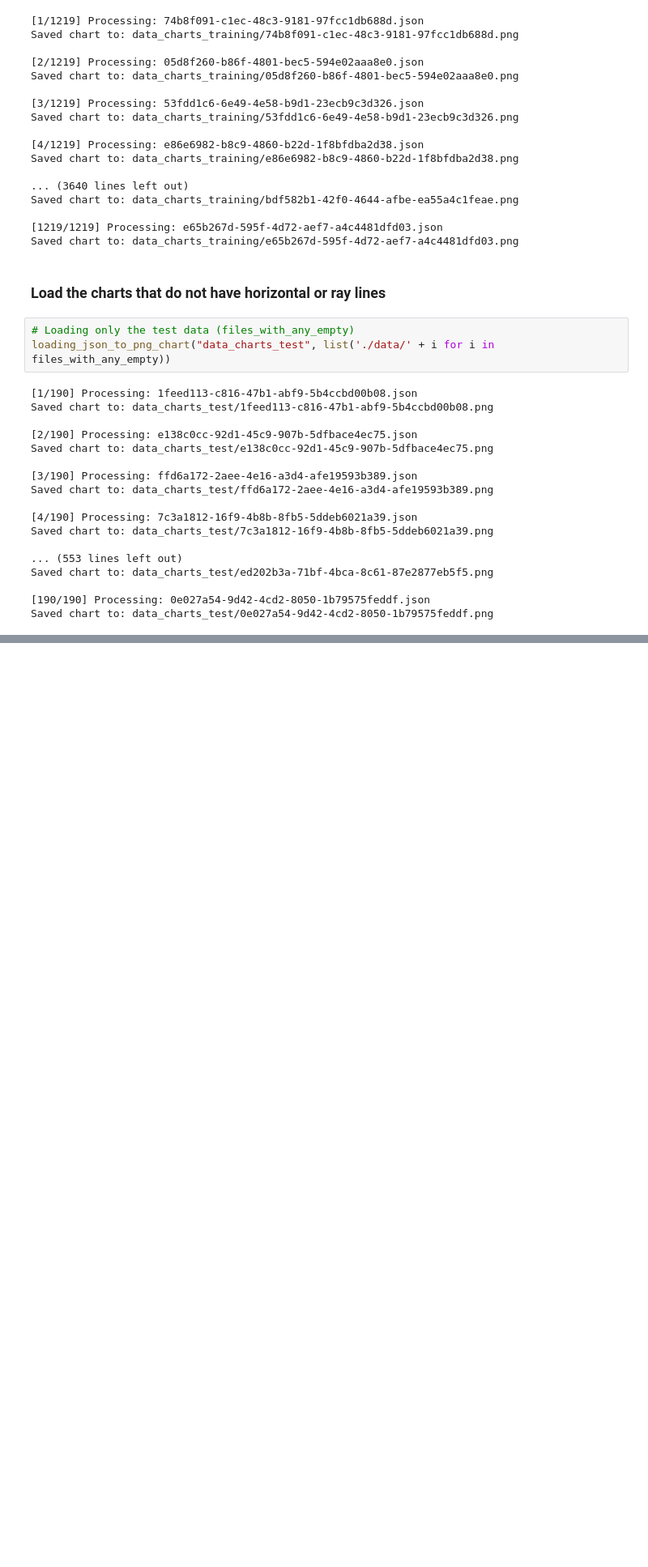
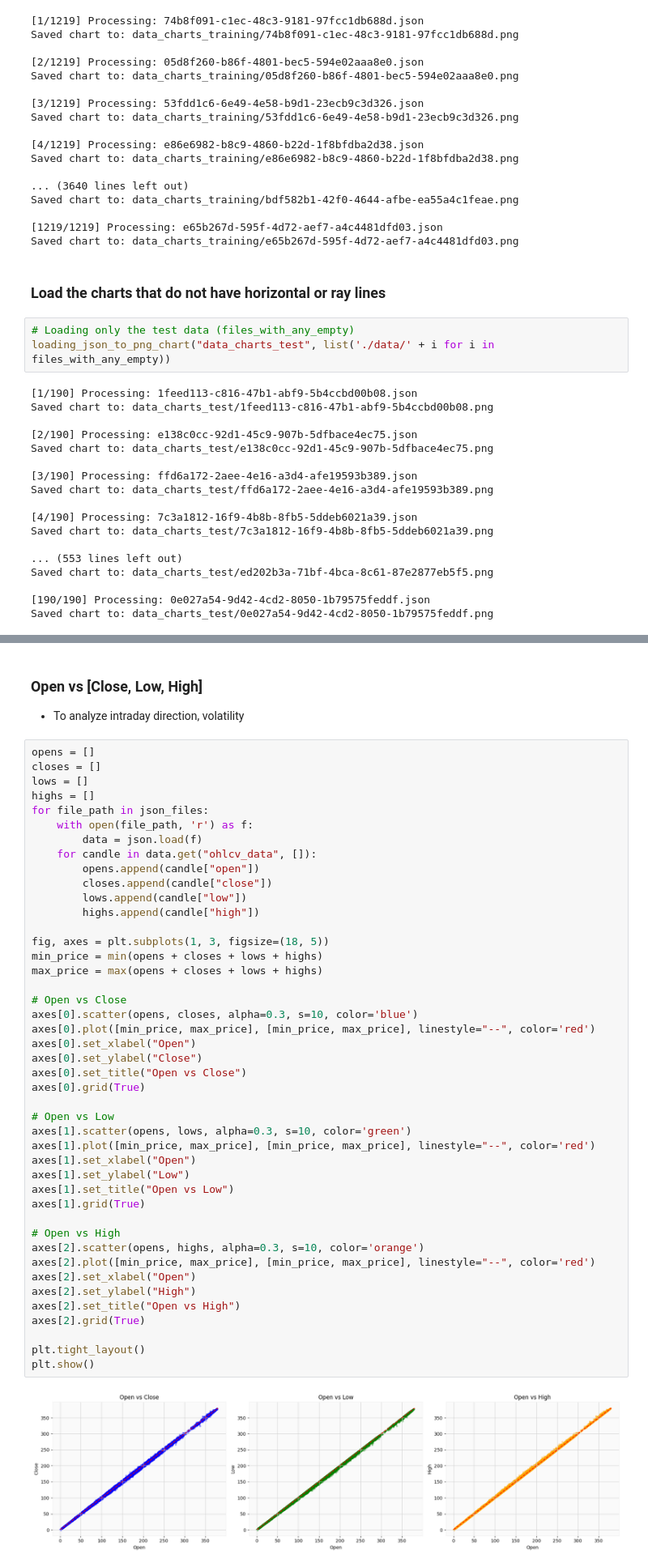
Before and after one commit to AlexHuc/OHLCV-technical-analysis, a Jupyter notebook: notebook.ipynb, the cells around one changed output, grey strips where cells are left out. Shown at 81% size. Cells and saved outputs as stored; diff of their text form; blank space fills up the shorter version.

```diff
--- a/notebook.ipynb
+++ b/notebook.ipynb
@@ -614,0 +730,49 @@ Saved chart to: data_charts_test/0e027a54-9d42-4cd2-8050-1b79575feddf.png
+# %% [markdown]
+### Open vs [Close, Low, High]
+- To analyze intraday direction, volatility
+# %%
+opens = []
+closes = []
+lows = []
+highs = []
+for file_path in json_files:
+    with open(file_path, 'r') as f:
+        data = json.load(f)
+    for candle in data.get("ohlcv_data", []):
+        opens.append(candle["open"])
+        closes.append(candle["close"])
+        lows.append(candle["low"])
+        highs.append(candle["high"])
+
+fig, axes = plt.subplots(1, 3, figsize=(18, 5))
+min_price = min(opens + closes + lows + highs)
+max_price = max(opens + closes + lows + highs)
+
+# Open vs Close
+axes[0].scatter(opens, closes, alpha=0.3, s=10, color='blue')
+axes[0].plot([min_price, max_price], [min_price, max_price], linestyle="--", color='red')
+axes[0].set_xlabel("Open")
+axes[0].set_ylabel("Close")
+axes[0].set_title("Open vs Close")
+axes[0].grid(True)
+
+# Open vs Low
+axes[1].scatter(opens, lows, alpha=0.3, s=10, color='green')
+axes[1].plot([min_price, max_price], [min_price, max_price], linestyle="--", color='red')
+axes[1].set_xlabel("Open")
+axes[1].set_ylabel("Low")
+axes[1].set_title("Open vs Low")
+axes[1].grid(True)
+
+# Open vs High
+axes[2].scatter(opens, highs, alpha=0.3, s=10, color='orange')
+axes[2].plot([min_price, max_price], [min_price, max_price], linestyle="--", color='red')
+axes[2].set_xlabel("Open")
+axes[2].set_ylabel("High")
+axes[2].set_title("Open vs High")
+axes[2].grid(True)
+
+plt.tight_layout()
+plt.show()
+# %% [output]
+[figure, added]
```
Also changed, not shown: parts of 15 cells of this notebook.
